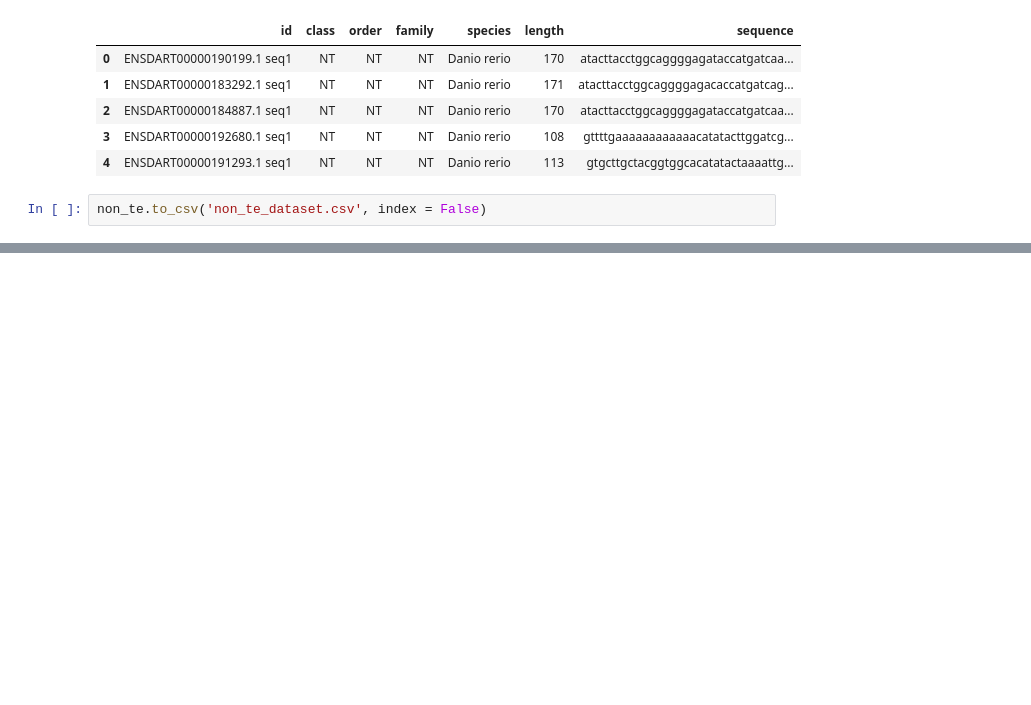
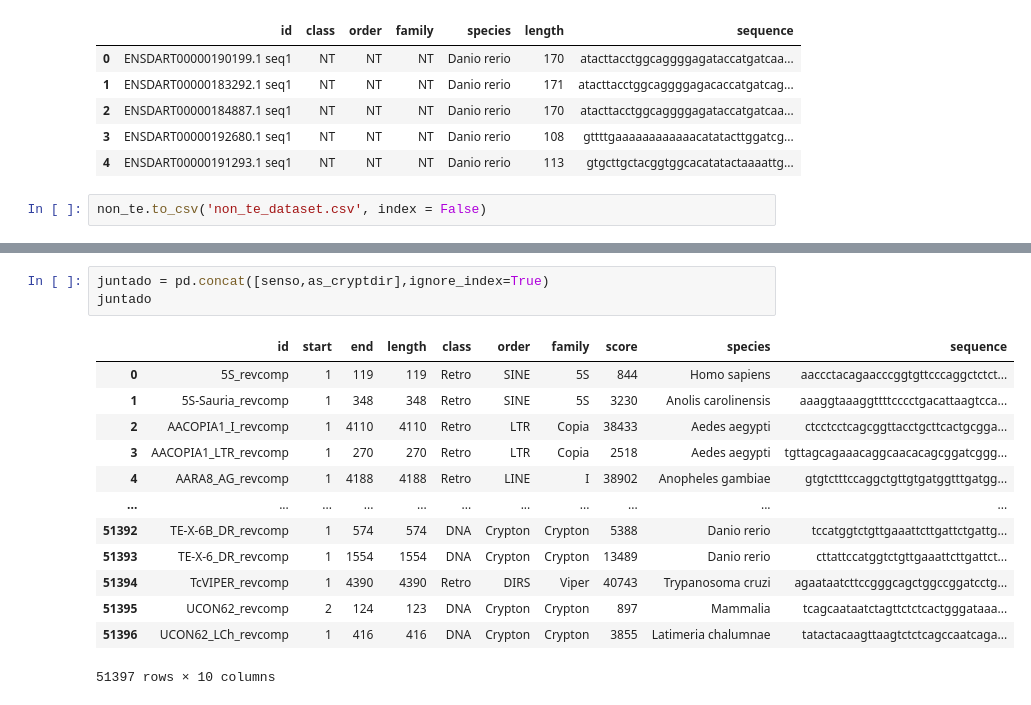
Before and after one commit to Tiago-Minuzzi/phd-proj, a Jupyter notebook: pynb/db_te_get_dataset_full.ipynb, the cells around one changed output, grey strips where cells are left out. Drawn from its saved outputs; the diff is of its cells as text; blank space fills up the shorter version.

```diff
--- a/pynb/db_te_get_dataset_full.ipynb
+++ b/pynb/db_te_get_dataset_full.ipynb
@@ -573,0 +642,17 @@ non_te.to_csv('non_te_dataset.csv', index = False)
+# %%
+juntado = pd.concat([senso,as_cryptdir],ignore_index=True)
+juntado
+# %% [output]
+|  | id | start | end | length | class | order | family | score | species | sequence |
+| 0 | 5S_revcomp | 1 | 119 | 119 | Retro | SINE | 5S | 844 | Homo sapiens | aaccctacagaacccggtgttcccaggctctct... |
+| 1 | 5S-Sauria_revcomp | 1 | 348 | 348 | Retro | SINE | 5S | 3230 | Anolis carolinensis | aaaggtaaaggttttcccctgacattaagtcca... |
+| 2 | AACOPIA1_I_revcomp | 1 | 4110 | 4110 | Retro | LTR | Copia | 38433 | Aedes aegypti | ctcctcctcagcggttacctgcttcactgcgga... |
+| 3 | AACOPIA1_LTR_revcomp | 1 | 270 | 270 | Retro | LTR | Copia | 2518 | Aedes aegypti | tgttagcagaaacaggcaacacagcggatcggg... |
+| 4 | AARA8_AG_revcomp | 1 | 4188 | 4188 | Retro | LINE | I | 38902 | Anopheles gambiae | gtgtctttccaggctgttgtgatggtttgatgg... |
+| ... | ... | ... | ... | ... | ... | ... | ... | ... | ... | ... |
+| 51392 | TE-X-6B_DR_revcomp | 1 | 574 | 574 | DNA | Crypton | Crypton | 5388 | Danio rerio | tccatggtctgttgaaattcttgattctgattg... |
+| 51393 | TE-X-6_DR_revcomp | 1 | 1554 | 1554 | DNA | Crypton | Crypton | 13489 | Danio rerio | cttattccatggtctgttgaaattcttgattct... |
+| 51394 | TcVIPER_revcomp | 1 | 4390 | 4390 | Retro | DIRS | Viper | 40743 | Trypanosoma cruzi | agaataatcttccgggcagctggccggatcctg... |
+| 51395 | UCON62_revcomp | 2 | 124 | 123 | DNA | Crypton | Crypton | 897 | Mammalia | tcagcaataatctagttctctcactgggataaa... |
+| 51396 | UCON62_LCh_revcomp | 1 | 416 | 416 | DNA | Crypton | Crypton | 3855 | Latimeria chalumnae | tatactacaagttaagtctctcagccaatcaga... |
+51397 rows × 10 columns
```
Also changed, not shown: parts of 22 cells of this notebook.
